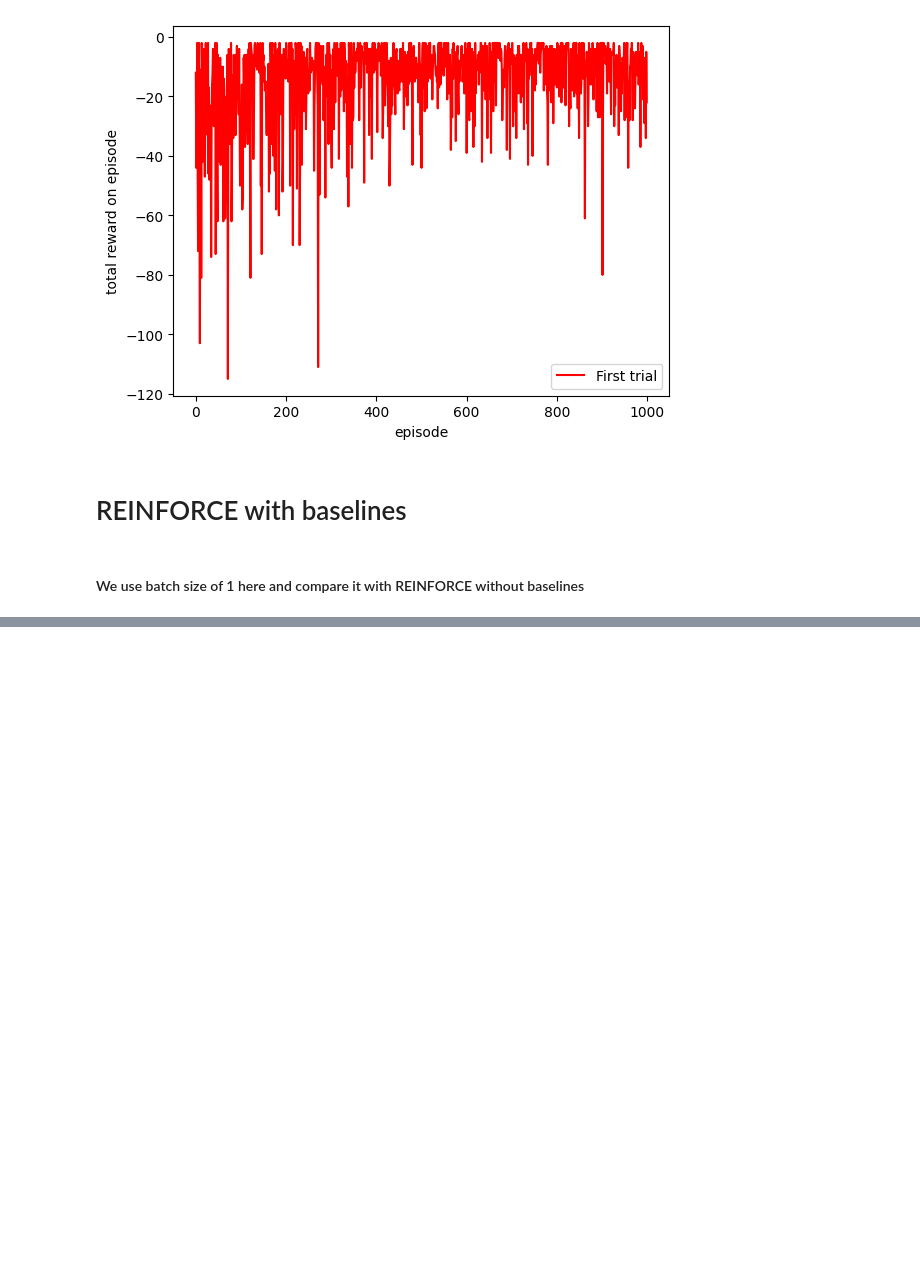
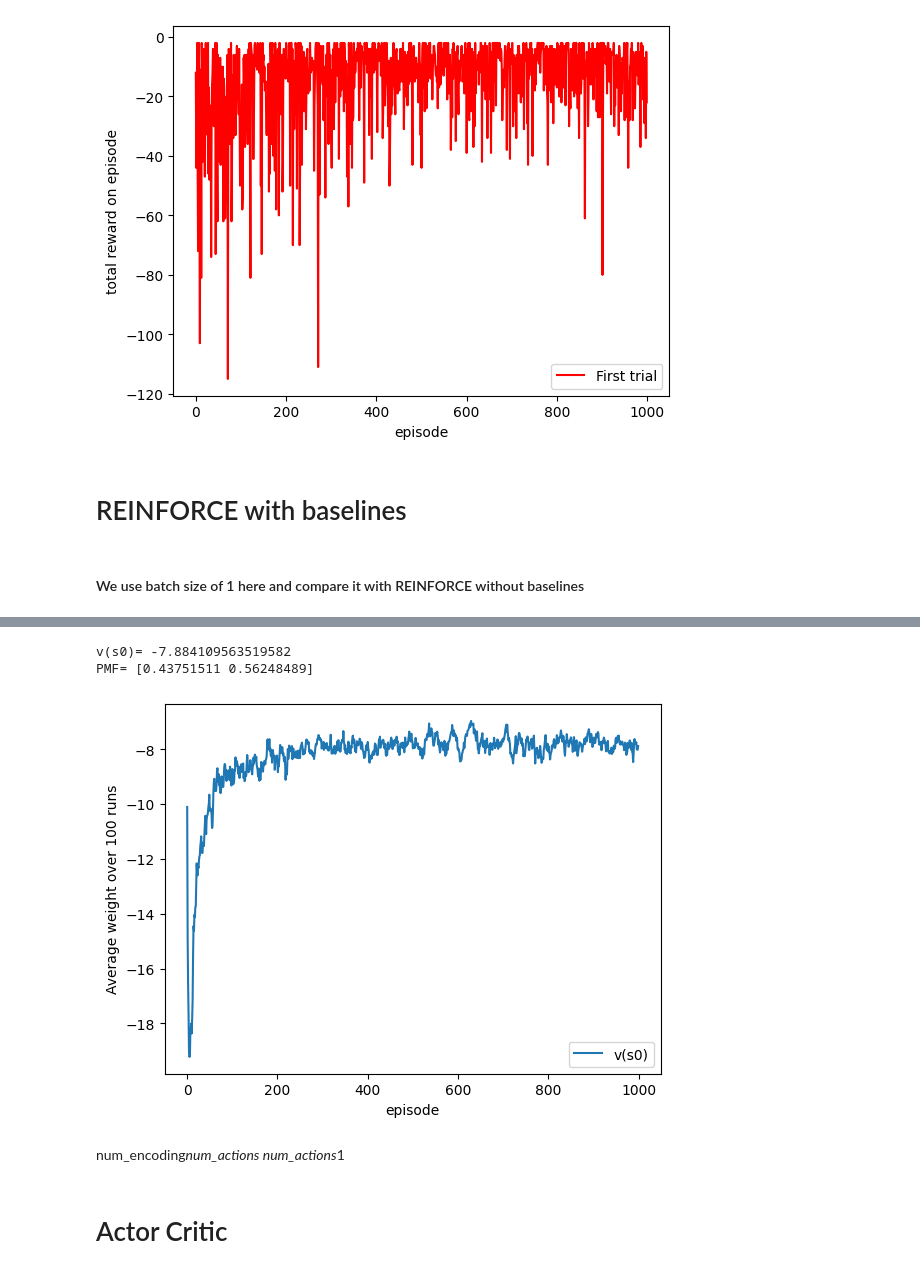
Before and after one commit to gmuthu7/Gridworld, a Jupyter notebook: gridworld.ipynb, the cells around one changed output, grey strips where cells are left out. Drawn from its saved outputs; the diff is of its cells as text; code cells hidden in the pictures; blank space fills up the shorter version.

```diff
--- a/gridworld.ipynb
+++ b/gridworld.ipynb
@@ -290,0 +302,15 @@ plt.xlabel('episode');
+# %%
+plt.plot(np.mean(weights_trials,axis=0),label="v(s0)")
+plt.xlabel("episode")
+plt.ylabel("Average weight over 100 runs")
+plt.legend(loc="lower right")
+print("v(s0)=",np.mean(weights_trials[:,-1]))
+print("PMF=",pmf())
+# %% [output]
+v(s0)= -7.884109563519582
+PMF= [0.43751511 0.56248489]
+[figure, added]
+# %% [markdown]
+num_encoding*num_actions num_actions*1
+# %% [markdown]
+<h1> Actor Critic </h1>
```
Also changed, not shown: parts of 8 cells of this notebook, 1 other file.
